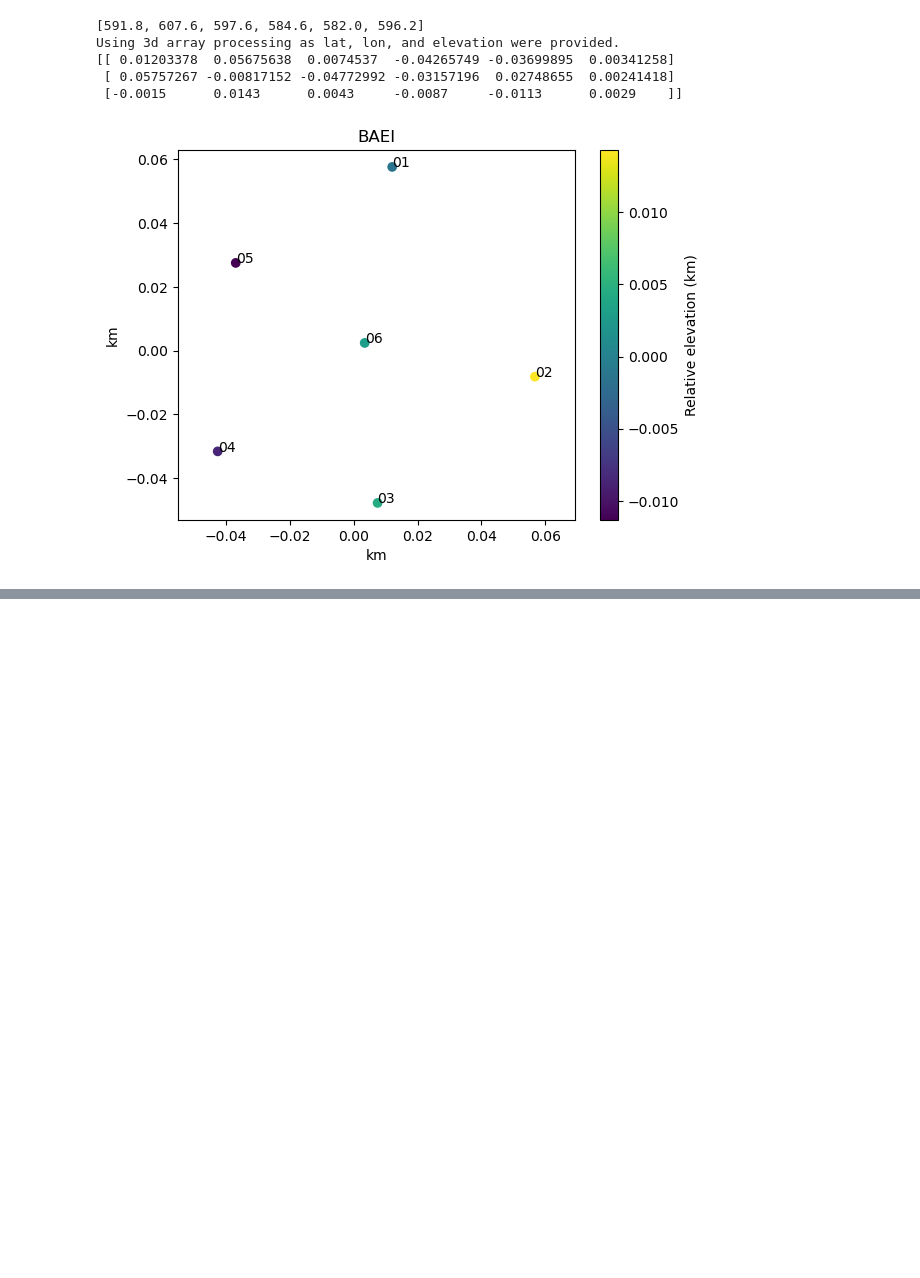
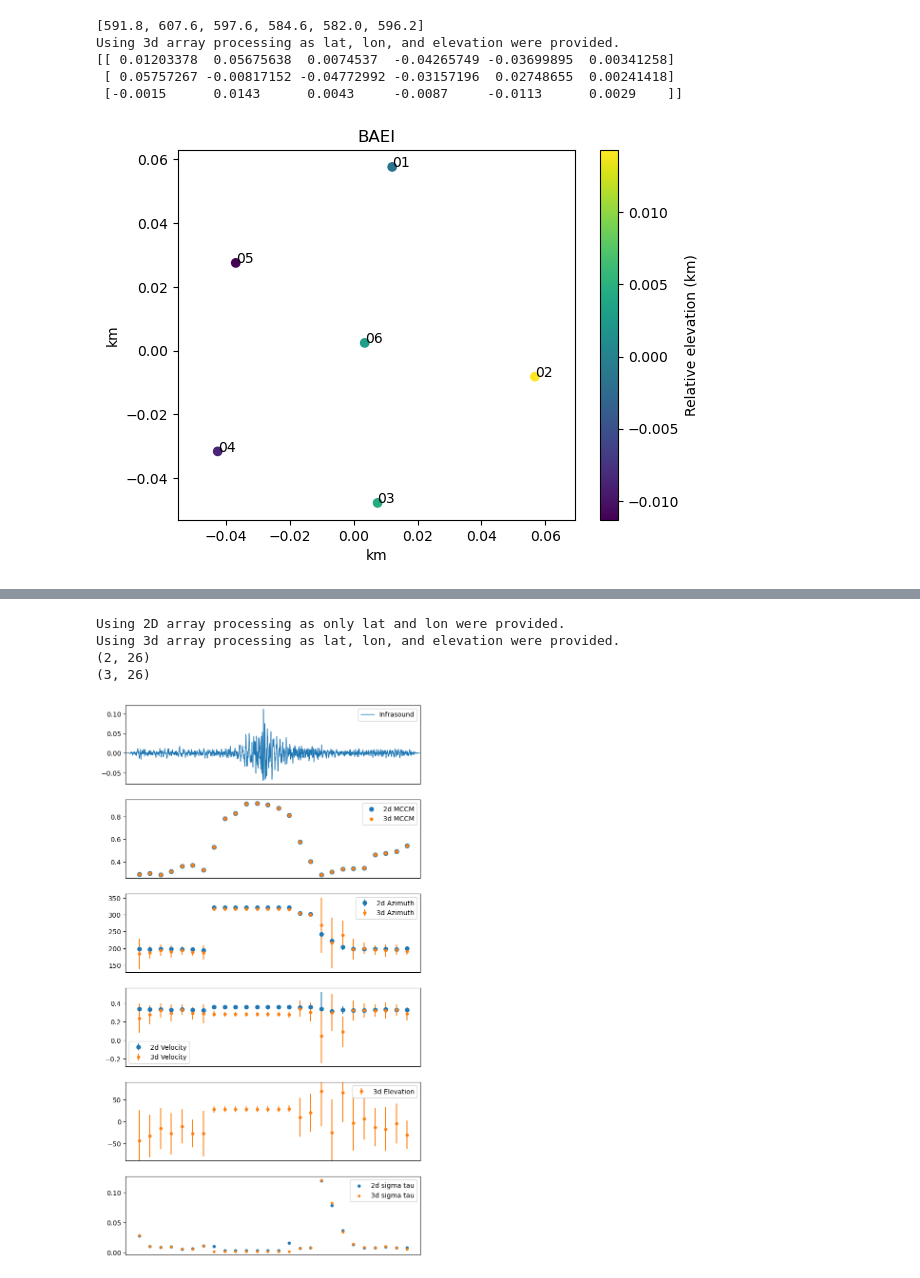
Before and after one commit to csaundersshultz/lts_array, a Jupyter notebook: lts_testing.ipynb, the cells around one changed output, grey strips where cells are left out. Saved outputs shown, nothing was run; the diff lists cells and outputs as text; code cells hidden in the pictures; blank space fills up the shorter version.

```diff
--- a/lts_testing.ipynb
+++ b/lts_testing.ipynb
@@ -147,0 +143,69 @@ xij_mad are equal --> False
+# %%
+#NOW, try LTSEstimator
+
+import numpy as np
+import matplotlib.pyplot as plt
+#First, make sure that the 2d and 3d models return the same results
+#They return different results so something is happening even before we get to solve
+#Testing reveals tau are equal, so correlate produces the same result
+
+#Check 2d
+data2 = lts_array.classes.lts_data_class.DataBin(window_length=10, window_overlap=0.8, alpha=0.75)
+data2.build_data_arrays(st, lat_list, lon_list, remove_elements=None)# rij)
+ltsva2 = lts_array.classes.LTSEstimator(data2)
+ltsva2.correlate(data2)
+ltsva2.solve(data2)
+#fig, axs = lts_array.tools.lts_array_plot(st, ltsva2.lts_vel, ltsva2.lts_baz, ltsva2.t, ltsva2.mdccm, ltsva2.stdict)
+#print(ltsva.lts_vel)
+
+#Check 3d
+data3 = lts_array.classes.lts_data_class.DataBin(window_length=10, window_overlap=0.8, alpha=0.75)
+data3.build_data_arrays(st, lat_list, lon_list, elevation_list, remove_elements=None)# rij)
+ltsva3 = lts_array.classes.LTSEstimator(data3)
+ltsva3.correlate(data3)
+ltsva3.solve_3d(data3)
+#fig, axs = lts_array.tools.lts_array_plot(st, ltsva3.lts_vel, ltsva3.lts_baz, ltsva3.t, ltsva3.mdccm, ltsva3.stdict)
+print(ltsva2.slowness_coeffs.shape)
+print(ltsva3.slowness_coeffs.shape)
+
+to_plot=True
+if to_plot:
+    #Plot actual results
+    fig, axs = plt.subplots(nrows=6, figsize=(8,15))
+    t = ltsva2.t
+
+    #data
+    axs[0].plot(st[0], lw=1, label='Infrasound')
+    axs[0].set_xlim((0,len(st[0])))
+
+    #mccm
+    axs[1].scatter(t, ltsva2.mdccm, s=40, label='2d MCCM')
+    axs[1].scatter(t, ltsva3.mdccm, s=20, label='3d MCCM')
+
+    #azimuth
+    axs[2].errorbar(t, ltsva2.lts_baz, yerr=ltsva2.conf_int_baz, fmt ='o',markersize=6, label='2d Azimuth')
+    axs[2].errorbar(t, ltsva3.lts_baz, yerr=ltsva3.conf_int_baz, fmt ='o',markersize=4, label='3d Azimuth')
+
+    #Velocity
+    axs[3].errorbar(t, ltsva2.lts_vel, yerr=ltsva2.conf_int_vel, fmt ='o',markersize=6, label='2d Velocity')
+    axs[3].errorbar(t, ltsva3.lts_vel, yerr=ltsva3.conf_int_vel, fmt ='o',markersize=4, label='3d Velocity')#should be... lower? than 2d
+
+    #Elevation
+    #axs[4].scatter(t, ltsva3.lts_elev, s=10, label='3d Elevation')
+    axs[4].errorbar(t, ltsva3.lts_elev, yerr=ltsva3.conf_int_elev, fmt ='o',markersize=4, label='3d Elevation', c=plt.get_cmap("tab10")(1))
+    axs[4].set_ylim((-90,90))
+
+    #sigma tau
+    axs[5].scatter(t, ltsva2.sigma_tau, s=15, label='2d sigma tau')
+    axs[5].scatter(t, ltsva3.sigma_tau, s=10, label='3d sigma tau')
+
+
+    for ax in axs:
+        ax.legend()
+        ax.set_xticks(())
+# %% [output]
+Using 2D array processing as only lat and lon were provided.
+Using 3d array processing as lat, lon, and elevation were provided.
+(2, 26)
+(3, 26)
+[figure, added]
```
Also changed, not shown: parts of 4 cells of this notebook, 2 other files.
